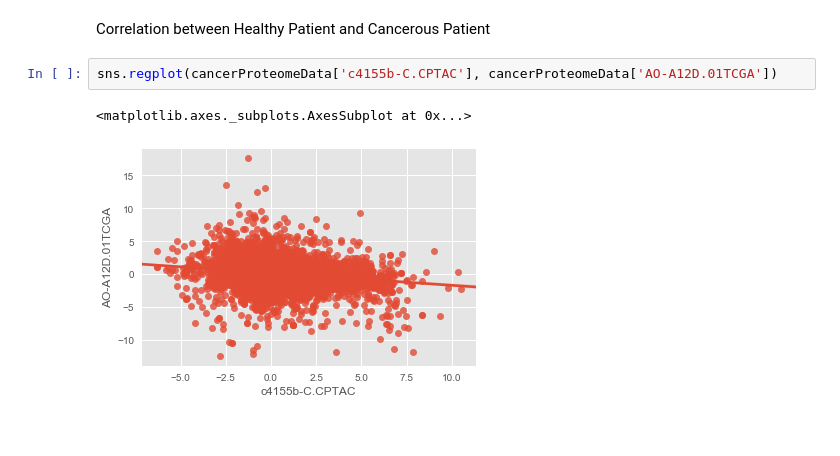
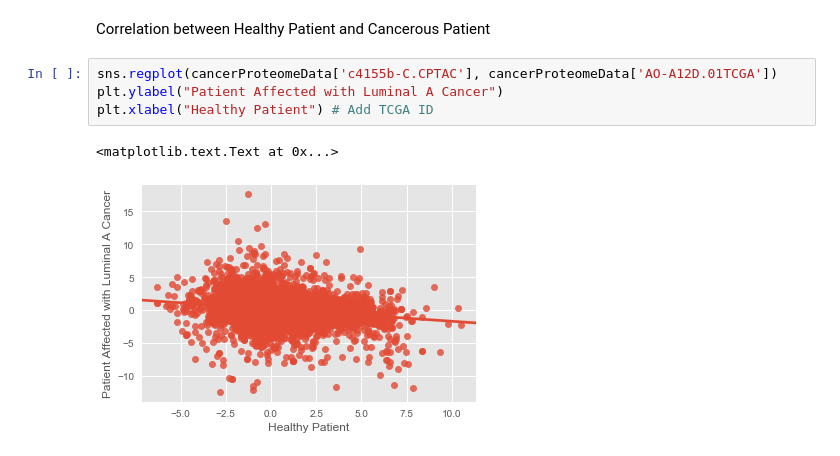
Before and after one commit to AniketPant02/Machine-Learning, a Jupyter notebook: Breast Cancer Proteomes/DataAnalysisPyNB.ipynb, the cells around one changed output. Drawn from its saved outputs; the diff is of its cells as text.

```diff
--- a/Breast Cancer Proteomes/DataAnalysisPyNB.ipynb
+++ b/Breast Cancer Proteomes/DataAnalysisPyNB.ipynb
@@ -128,6 +147,8 @@ sns.regplot(cancerProteomeData['C8-A131.01TCGA'], cancerProteomeData['AO-A12D.01
 Correlation between Healthy Patient and Cancerous Patient
 # %%
 sns.regplot(cancerProteomeData['c4155b-C.CPTAC'], cancerProteomeData['AO-A12D.01TCGA'])
+plt.ylabel("Patient Affected with Luminal A Cancer")
+plt.xlabel("Healthy Patient") # Add TCGA ID
 # %% [output]
-<matplotlib.axes._subplots.AxesSubplot at 0x...>
+<matplotlib.text.Text at 0x...>
-[figure, old version]
+[figure, new version]
```
Also changed, not shown: parts of 13 cells of this notebook, 3 other files.
